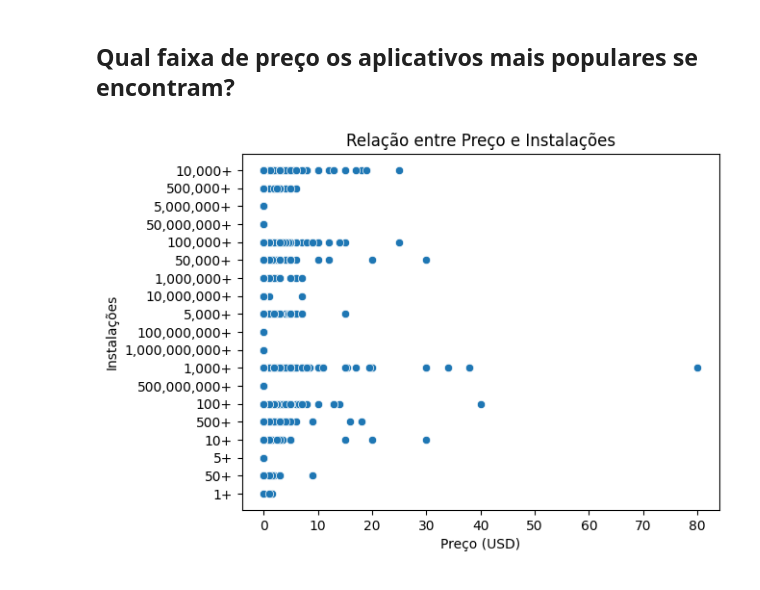
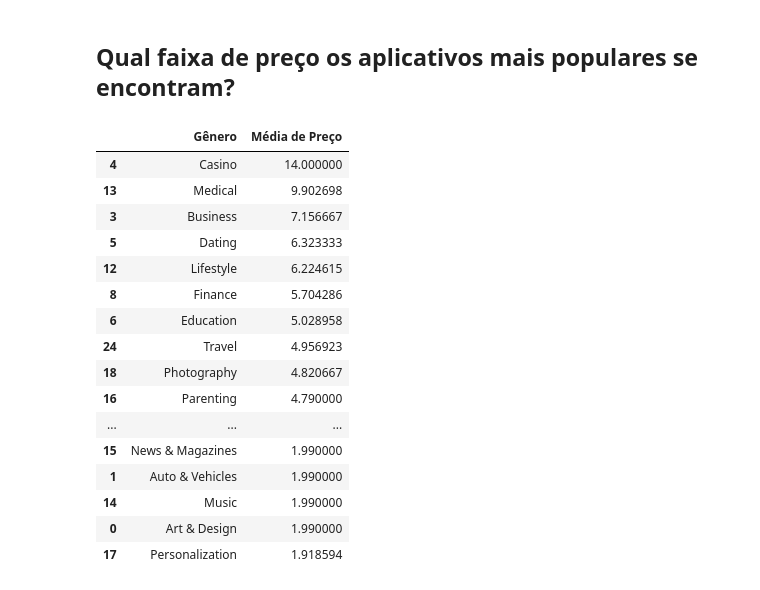
Before and after one commit to AlvaroSampaio/Google-play-store-apps, a Jupyter notebook: notebooks/02-EDA.ipynb, the cells around one changed output. Cells and saved outputs as stored; diff of their text form; code cells hidden in the pictures.

```diff
--- a/notebooks/02-EDA.ipynb
+++ b/notebooks/02-EDA.ipynb
@@ -186,12 +200,34 @@ fig2.update_xaxes(tickangle=45)
 fig2.show()
 # %% [markdown]
 ## Qual faixa de preço os aplicativos mais populares se encontram?
-# %%
-# Scatter plot para preço vs instalações
-sns.scatterplot(data=df, x='Price', y='Installs')
-plt.title('Relação entre Preço e Instalações')
-plt.xlabel('Preço (USD)')
-plt.ylabel('Instalações')
-plt.show()
-# %% [output]
-[figure, removed]
+# %%
+#Separando apenas os aplicativos pagos
+df_paid = df[df['Type']=='Paid']
+# Calcular a média de preços por gênero
+media_precos_por_genero = df_paid.groupby('Genres_1')['Price'].mean().reset_index()
+
+# Renomear as colunas para uma melhor apresentação
+media_precos_por_genero.columns = ['Gênero', 'Média de Preço']
+
+# Ordenar a tabela em ordem decrescente da média de preço, se necessário
+media_precos_por_genero = media_precos_por_genero.sort_values(by='Média de Preço', ascending=False)
+
+media_precos_por_genero
+# %% [output]
+|  | Gênero | Média de Preço |
+| 4 | Casino | 14.000000 |
+| 13 | Medical | 9.902698 |
+| 3 | Business | 7.156667 |
+| 5 | Dating | 6.323333 |
+| 12 | Lifestyle | 6.224615 |
+| 8 | Finance | 5.704286 |
+| 6 | Education | 5.028958 |
+| 24 | Travel | 4.956923 |
+| 18 | Photography | 4.820667 |
+| 16 | Parenting | 4.790000 |
+| ... | ... | ... |
+| 15 | News & Magazines | 1.990000 |
+| 1 | Auto & Vehicles | 1.990000 |
+| 14 | Music | 1.990000 |
+| 0 | Art & Design | 1.990000 |
+| 17 | Personalization | 1.918594 |
```
Also changed, not shown: parts of 2 cells of this notebook.
